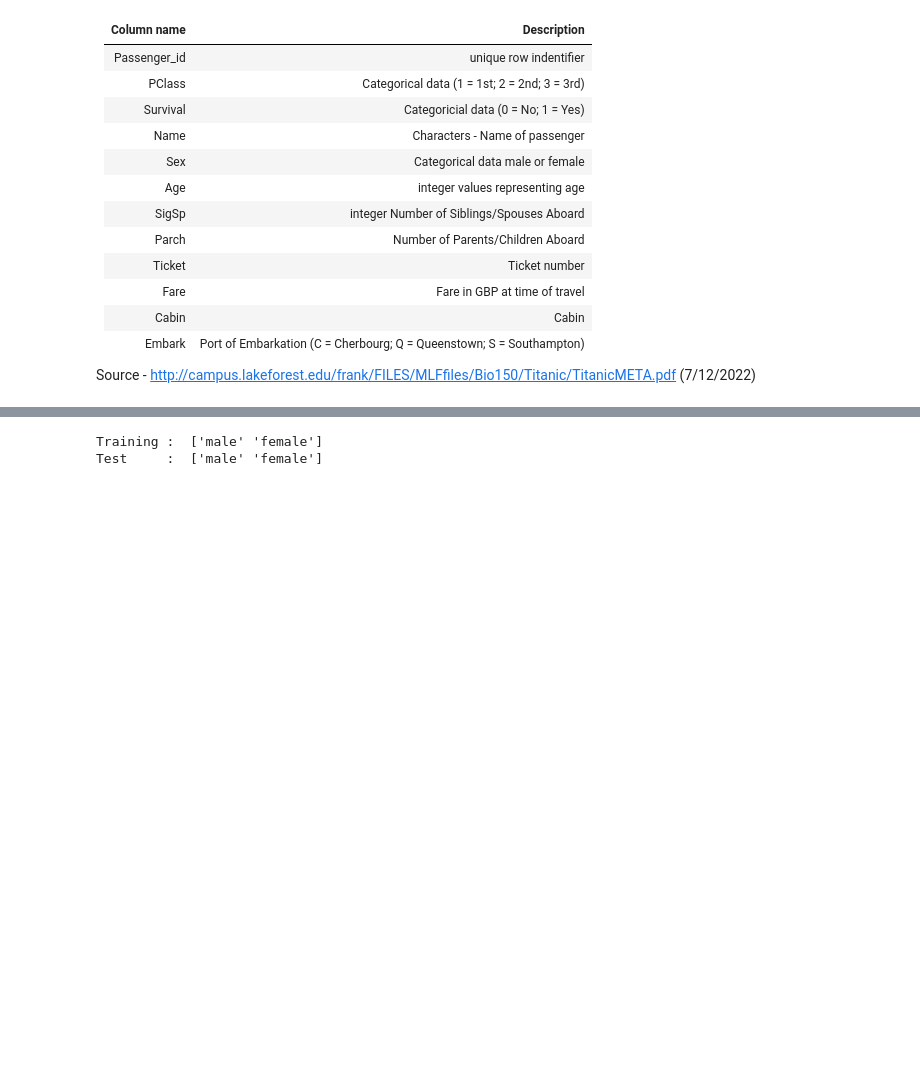
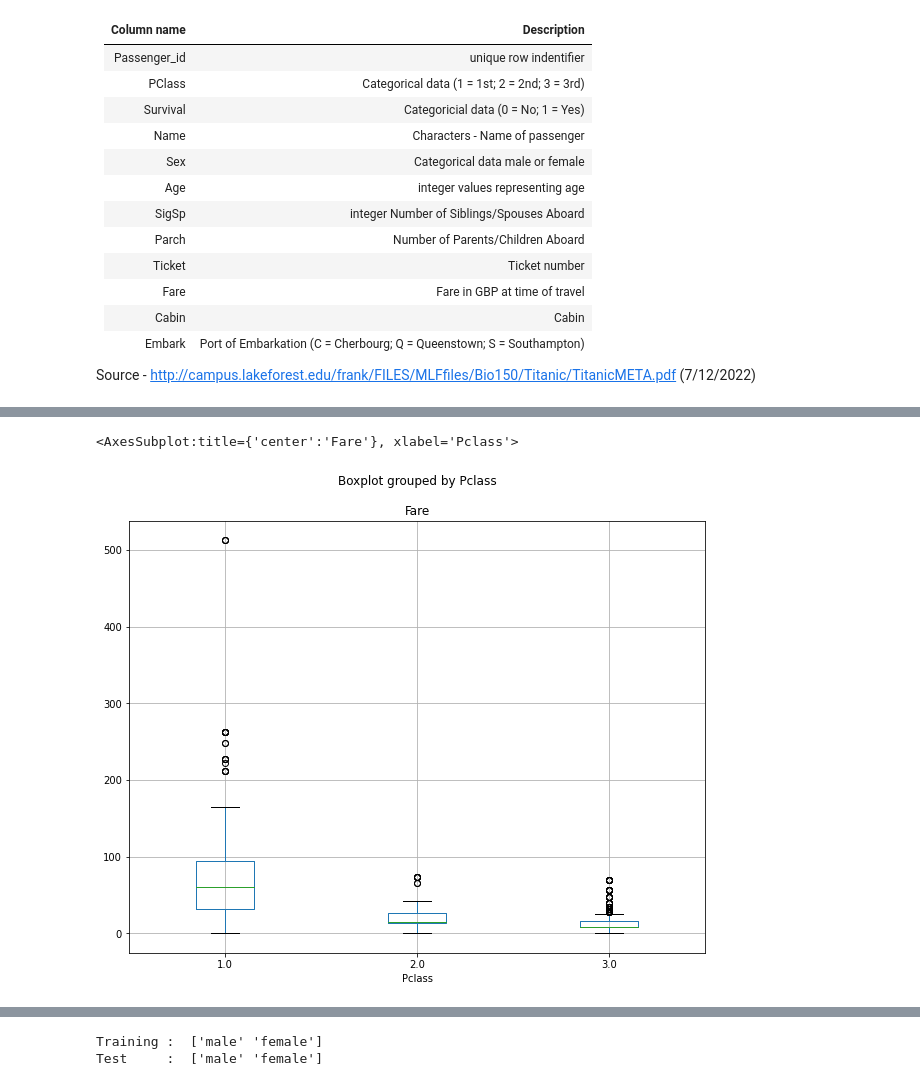
Before and after one commit to patRyserWelch8/KaggleTitanic, a Jupyter notebook: titanic.ipynb, the cells around one changed output, grey strips where cells are left out. Drawn from its saved outputs; the diff is of its cells as text; code cells hidden in the pictures; blank space fills up the shorter version.

```diff
--- a/titanic.ipynb
+++ b/titanic.ipynb
@@ -161,0 +518,7 @@ Source - http://campus.lakeforest.edu/frank/FILES/MLFfiles/Bio150/Titanic/Titani
+# %%
+fig, ax = plt.subplots(figsize=(10,8))
+plt.suptitle('')
+titanic_train.boxplot(column=['Fare'], by='Pclass', ax=ax)
+# %% [output]
+<AxesSubplot:title={'center':'Fare'}, xlabel='Pclass'>
+[figure, added]
```
Also changed, not shown: parts of 290 cells of this notebook.
